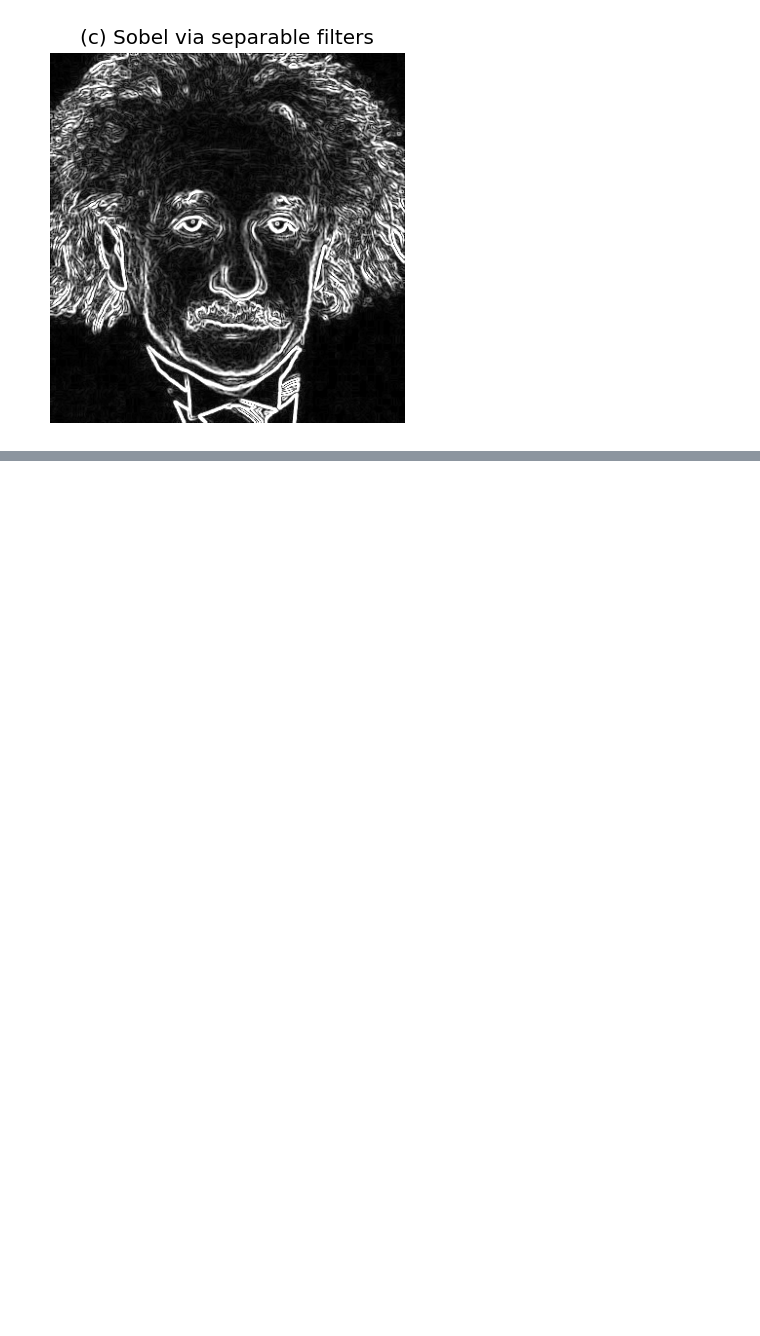
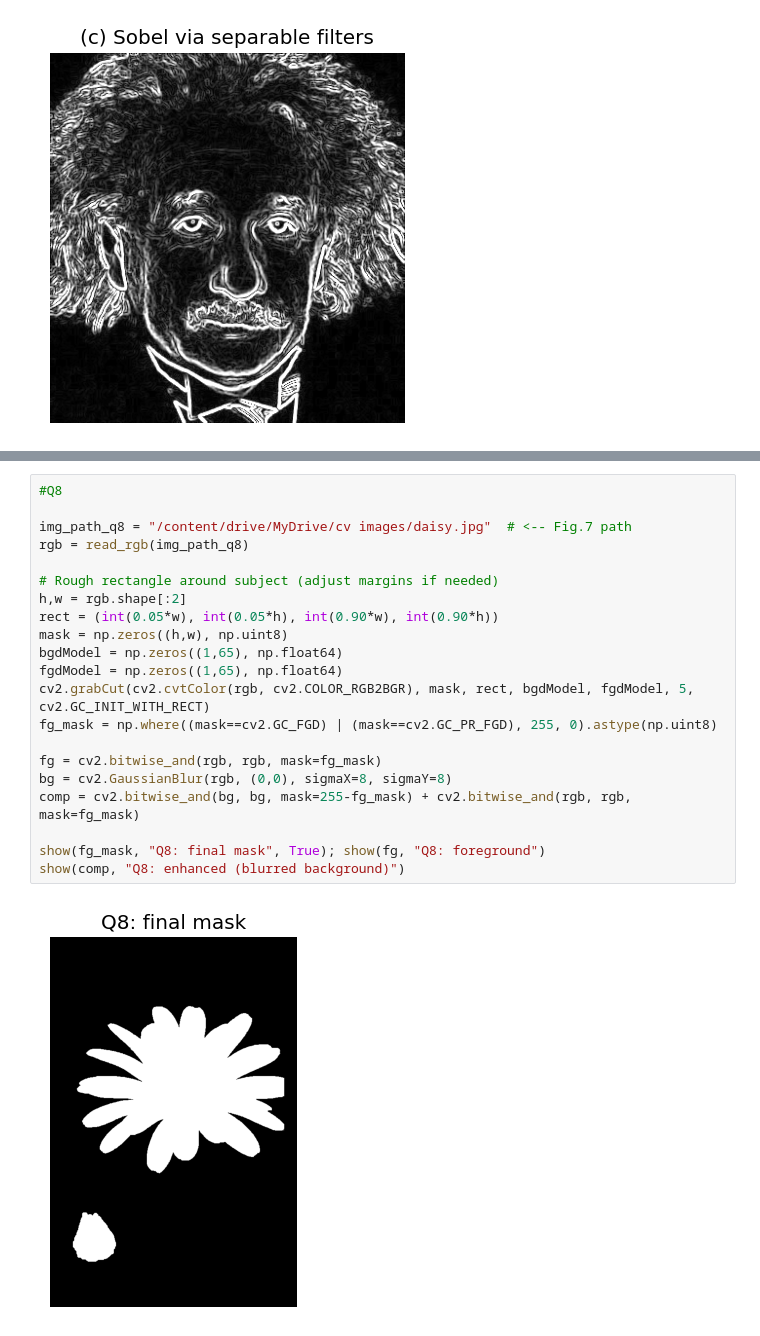
Before and after one commit to akilawickey/IT-5437, a Jupyter notebook: Assignment1_IT5437.ipynb, the cells around one changed output, grey strips where cells are left out. Saved outputs shown, nothing was run; the diff lists cells and outputs as text; blank space fills up the shorter version.

```diff
--- a/Assignment1_IT5437.ipynb
+++ b/Assignment1_IT5437.ipynb
@@ -231,0 +272,23 @@ show(mag_c, "(c) Sobel via separable filters", True)
+# %%
+#Q8
+
+img_path_q8 = "/content/drive/MyDrive/cv images/daisy.jpg"  # <-- Fig.7 path
+rgb = read_rgb(img_path_q8)
+
+# Rough rectangle around subject (adjust margins if needed)
+h,w = rgb.shape[:2]
+rect = (int(0.05*w), int(0.05*h), int(0.90*w), int(0.90*h))
+mask = np.zeros((h,w), np.uint8)
+bgdModel = np.zeros((1,65), np.float64)
+fgdModel = np.zeros((1,65), np.float64)
+cv2.grabCut(cv2.cvtColor(rgb, cv2.COLOR_RGB2BGR), mask, rect, bgdModel, fgdModel, 5, cv2.GC_INIT_WITH_RECT)
+fg_mask = np.where((mask==cv2.GC_FGD) | (mask==cv2.GC_PR_FGD), 255, 0).astype(np.uint8)
+
+fg = cv2.bitwise_and(rgb, rgb, mask=fg_mask)
+bg = cv2.GaussianBlur(rgb, (0,0), sigmaX=8, sigmaY=8)
+comp = cv2.bitwise_and(bg, bg, mask=255-fg_mask) + cv2.bitwise_and(rgb, rgb, mask=fg_mask)
+
+show(fg_mask, "Q8: final mask", True); show(fg, "Q8: foreground")
+show(comp, "Q8: enhanced (blurred background)")
+# %% [output]
+[figure, added]
```
Also changed, not shown: parts of 2 cells of this notebook.
